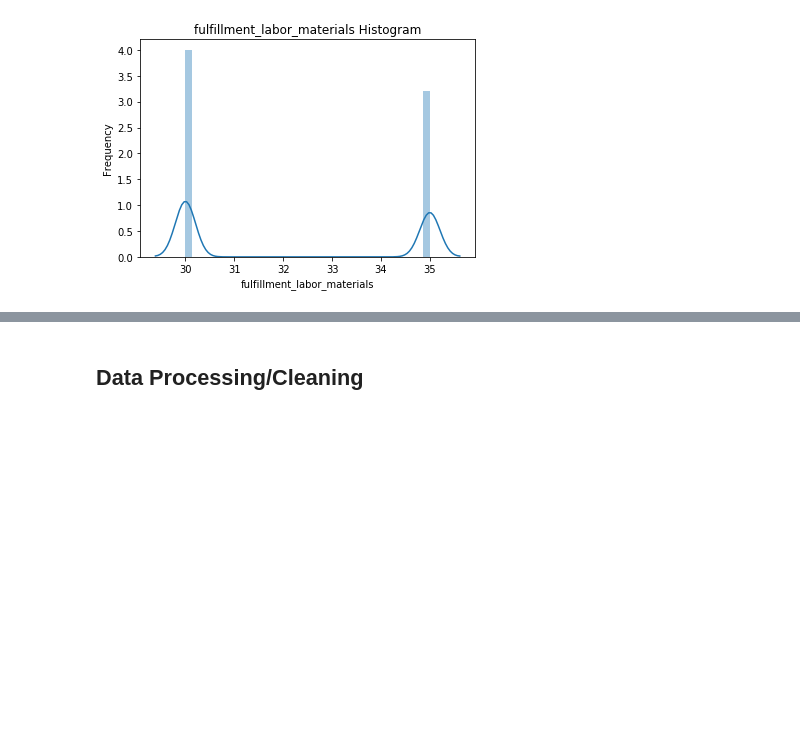
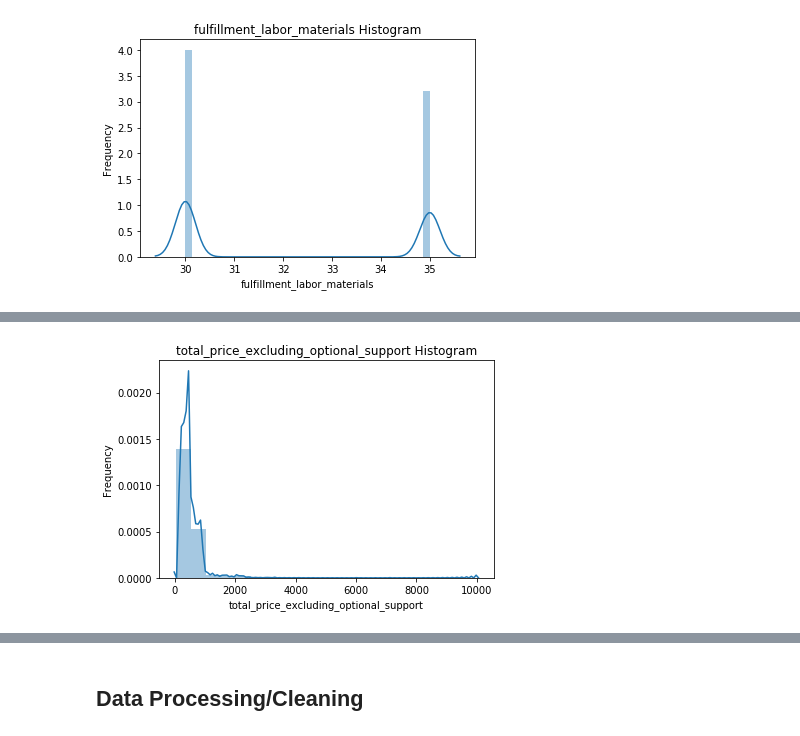
Before and after one commit to cherdeman/ML_for_Public_Policy, a Jupyter notebook: Assignment3/Assignment 3 - Improving the Pipeline.ipynb, the cells around one changed output, grey strips where cells are left out. Saved outputs shown, nothing was run; the diff lists cells and outputs as text; code cells hidden in the pictures; blank space fills up the shorter version.

```diff
--- a/Assignment3/Assignment 3 - Improving the Pipeline.ipynb
+++ b/Assignment3/Assignment 3 - Improving the Pipeline.ipynb
@@ -94,0 +135,5 @@ What do 30 and 35 mean for fulfillment? Outliers
+# %%
+majority = full_df[full_df['total_price_excluding_optional_support'] < 10000]
+data_processing.make_histogram(majority, 'total_price_excluding_optional_support', bins = 20)
+# %% [output]
+[figure, added]
```
Also changed, not shown: parts of 32 cells of this notebook, 1 other file.
